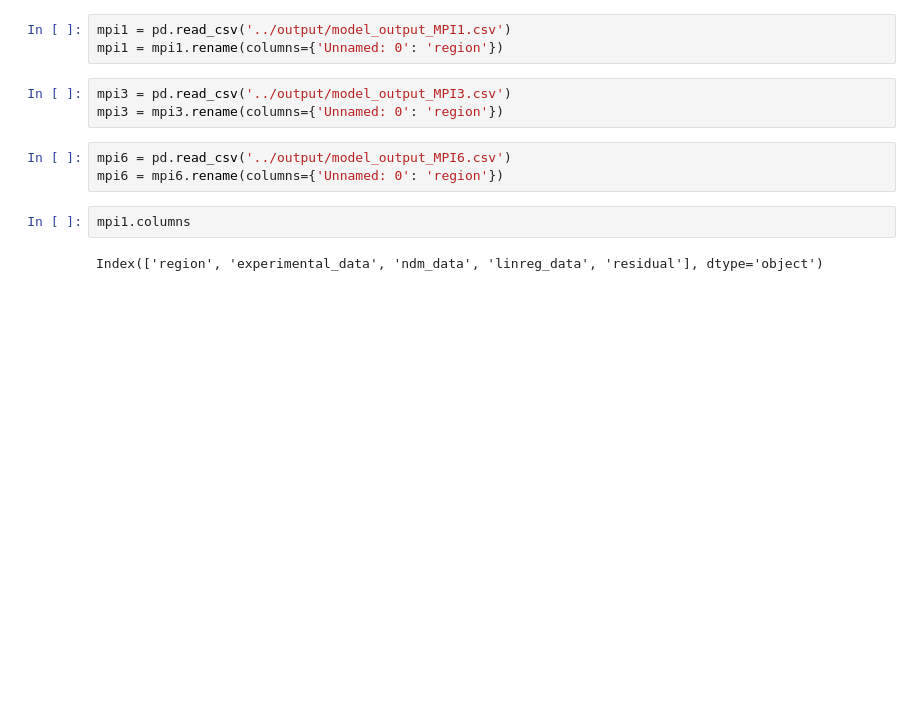
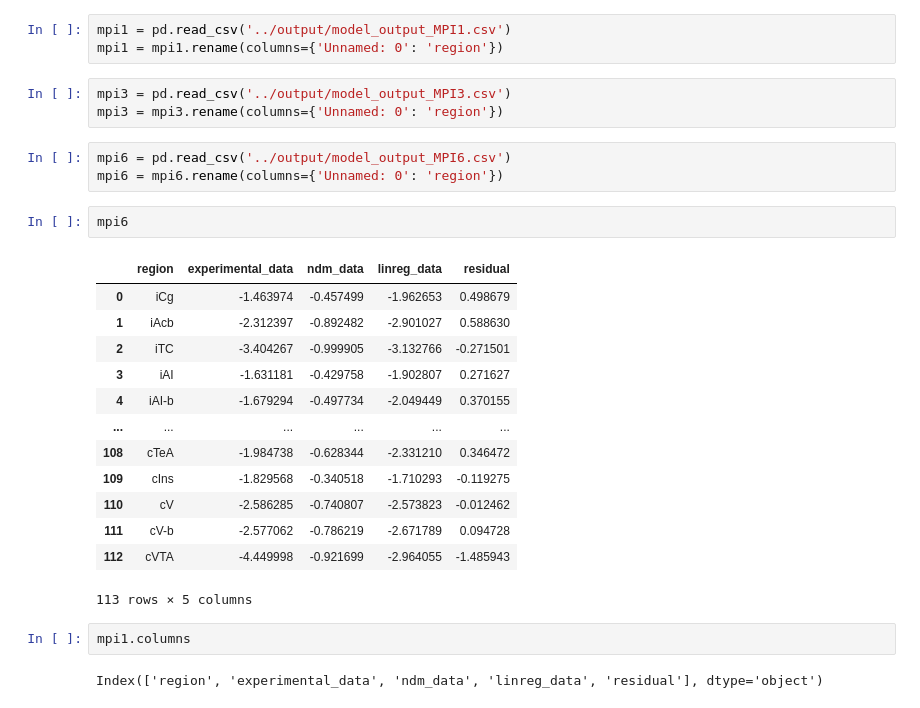
Before and after one commit to MathieuBo/PathoSpreading, a Jupyter notebook: Vulnerability_analysis.ipynb, the cells around one changed output. Saved outputs shown, nothing was run; the diff lists cells and outputs as text; blank space fills up the shorter version.

```diff
--- a/Vulnerability_analysis.ipynb
+++ b/Vulnerability_analysis.ipynb
@@ -12,6 +14,22 @@ mpi3 = mpi3.rename(columns={'Unnamed: 0': 'region'})
 # %%
 mpi6 = pd.read_csv('../output/model_output_MPI6.csv')
 mpi6 = mpi6.rename(columns={'Unnamed: 0': 'region'})
+# %%
+mpi6
+# %% [output]
+|  | region | experimental_data | ndm_data | linreg_data | residual |
+| 0 | iCg | -1.463974 | -0.457499 | -1.962653 | 0.498679 |
+| 1 | iAcb | -2.312397 | -0.892482 | -2.901027 | 0.588630 |
+| 2 | iTC | -3.404267 | -0.999905 | -3.132766 | -0.271501 |
+| 3 | iAI | -1.631181 | -0.429758 | -1.902807 | 0.271627 |
+| 4 | iAI-b | -1.679294 | -0.497734 | -2.049449 | 0.370155 |
+| ... | ... | ... | ... | ... | ... |
+| 108 | cTeA | -1.984738 | -0.628344 | -2.331210 | 0.346472 |
+| 109 | cIns | -1.829568 | -0.340518 | -1.710293 | -0.119275 |
+| 110 | cV | -2.586285 | -0.740807 | -2.573823 | -0.012462 |
+| 111 | cV-b | -2.577062 | -0.786219 | -2.671789 | 0.094728 |
+| 112 | cVTA | -4.449998 | -0.921699 | -2.964055 | -1.485943 |
+113 rows × 5 columns
 # %%
 mpi1.columns
 # %% [output]
```
Also changed, not shown: parts of 11 cells of this notebook.
